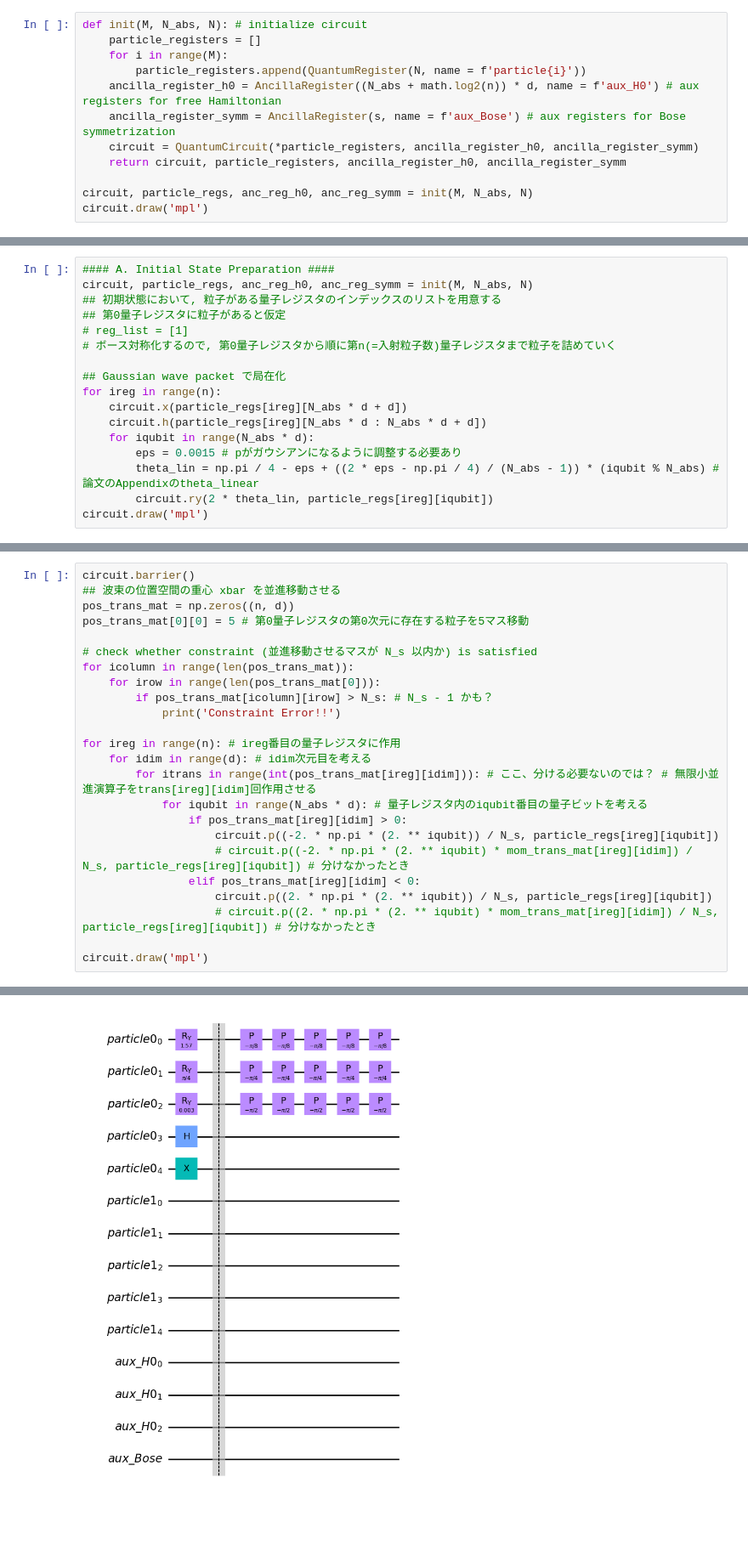
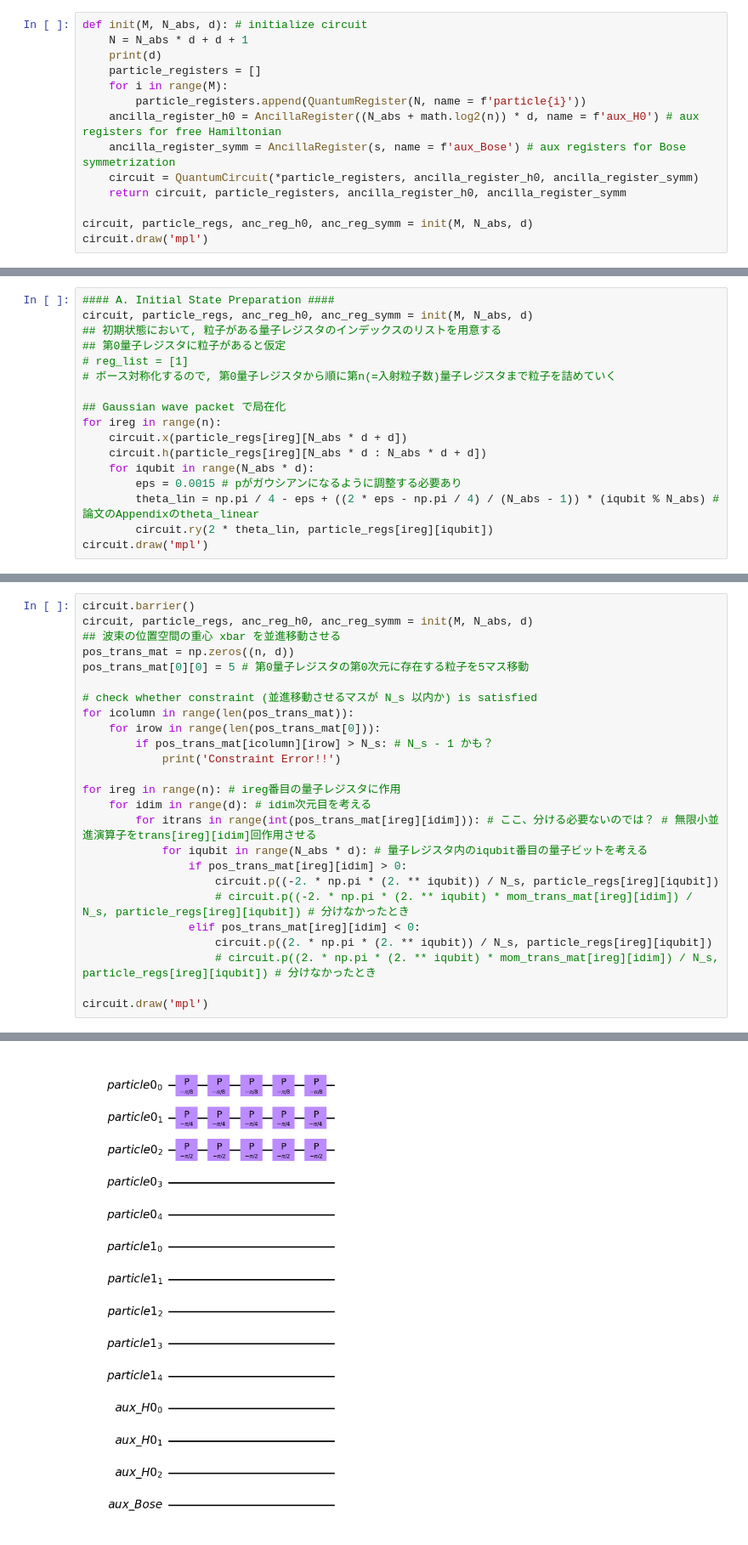
Before and after one commit to UTokyo-ICEPP/single-particle-qft, a Jupyter notebook: qsp/qc_single_particle.ipynb, the cells around one changed output, grey strips where cells are left out. Shown at 85% size. Saved outputs shown, nothing was run; the diff lists cells and outputs as text; blank space fills up the shorter version.

```diff
--- a/qsp/qc_single_particle.ipynb
+++ b/qsp/qc_single_particle.ipynb
@@ -24,5 +28,7 @@ delta_0 = tau_0 /  M_step
 # %%
-def init(M, N_abs, N): # initialize circuit
+def init(M, N_abs, d): # initialize circuit
+    N = N_abs * d + d + 1
+    print(d)
     particle_registers = []
     for i in range(M):
         particle_registers.append(QuantumRegister(N, name = f'particle{i}'))
@@ -31,6 +37,6 @@ def init(M, N_abs, N): # initialize circuit
     circuit = QuantumCircuit(*particle_registers, ancilla_register_h0, ancilla_register_symm)
     return circuit, particle_registers, ancilla_register_h0, ancilla_register_symm
 
-circuit, particle_regs, anc_reg_h0, anc_reg_symm = init(M, N_abs, N)
+circuit, particle_regs, anc_reg_h0, anc_reg_symm = init(M, N_abs, d)
 circuit.draw('mpl')
 # %% [output]
@@ -53,7 +66,7 @@ circuit.draw('mpl')
 # circuit.draw('mpl') # 1つのparticleに対して下位 L* d ビットが運動量の大きさ、次のdビットが符号、最後1ビットがoccupancy
 # %%
 #### A. Initial State Preparation ####
-circuit, particle_regs, anc_reg_h0, anc_reg_symm = init(M, N_abs, N)
+circuit, particle_regs, anc_reg_h0, anc_reg_symm = init(M, N_abs, d)
 ## 初期状態において, 粒子がある量子レジスタのインデックスのリストを用意する
 ## 第0量子レジスタに粒子があると仮定
 # reg_list = [1]
@@ -72,6 +86,7 @@ circuit.draw('mpl')
 [figure]
 # %%
 circuit.barrier()
+circuit, particle_regs, anc_reg_h0, anc_reg_symm = init(M, N_abs, d)
 ## 波束の位置空間の重心 xbar を並進移動させる
 pos_trans_mat = np.zeros((n, d))
 pos_trans_mat[0][0] = 5 # 第0量子レジスタの第0次元に存在する粒子を5マス移動
@@ -98,3 +114,3 @@ circuit.draw('mpl')
-[figure, old version]
+[figure, new version]
 # %%
 circuit.barrier()
```
Also changed, not shown: parts of 16 cells of this notebook.
